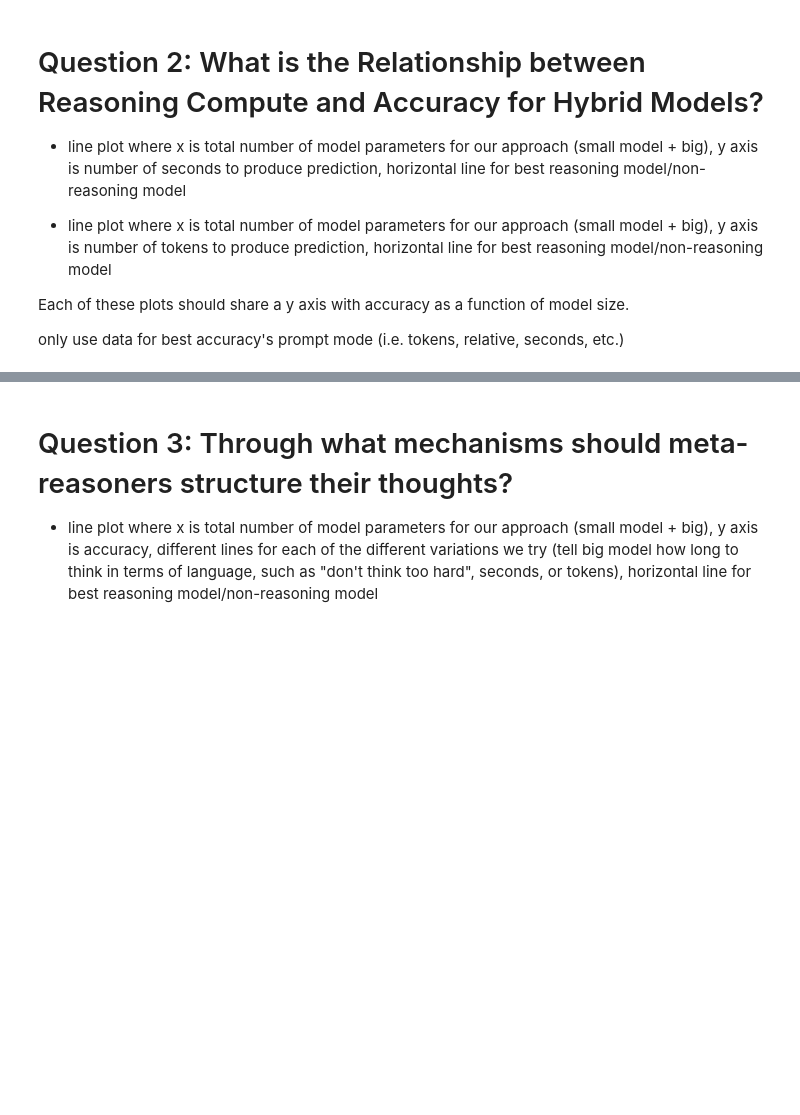
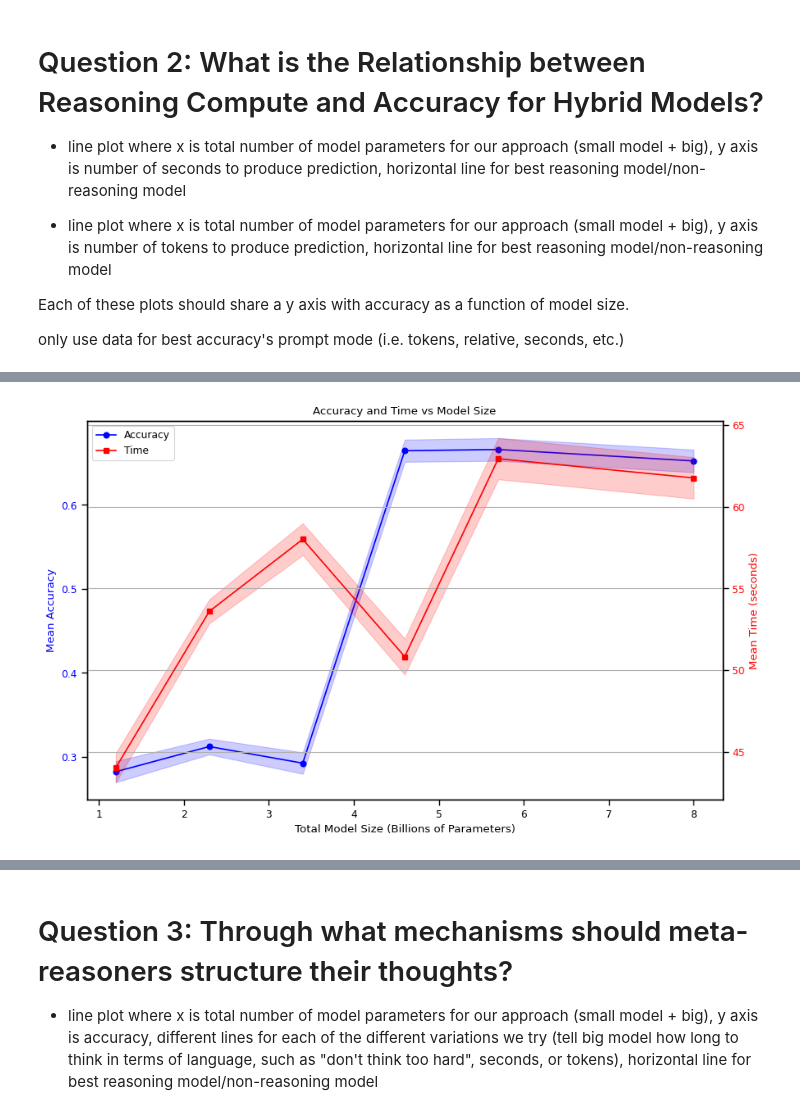
Before and after one commit to KJha02/cse562-final-project, a Jupyter notebook: data_analysis.ipynb, the cells around one changed output, grey strips where cells are left out. Drawn from its saved outputs; the diff is of its cells as text; code cells hidden in the pictures; blank space fills up the shorter version.

```diff
--- a/data_analysis.ipynb
+++ b/data_analysis.ipynb
@@ -135,0 +135,48 @@ dict_keys([1.2, 4.6, 2.3, 5.7, 3.4, 8])
+# %%
+# Calculate means and standard errors for accuracy
+sizes = sorted(model_size_accuracies.keys())
+acc_means = [np.mean(model_size_accuracies[size]) for size in sizes]
+acc_std_errors = [np.std(model_size_accuracies[size]) / np.sqrt(len(model_size_accuracies[size])) for size in sizes]
+
+# Calculate means and standard errors for times
+time_means = [np.mean(model_size_times[size]) for size in sizes]
+time_std_errors = [np.std(model_size_times[size]) / np.sqrt(len(model_size_times[size])) for size in sizes]
+
+# Create figure with two y-axes
+fig, ax1 = plt.subplots(figsize=(10, 6))
+ax2 = ax1.twinx()
+
+# Plot accuracy data on first y-axis
+line1 = ax1.plot(sizes, acc_means, marker='o', linestyle='-', color='blue', label='Accuracy')
+ax1.fill_between(sizes,
+                 [m - e for m, e in zip(acc_means, acc_std_errors)],
+                 [m + e for m, e in zip(acc_means, acc_std_errors)],
+                 alpha=0.2,
+                 color='blue')
+ax1.set_xlabel('Total Model Size (Billions of Parameters)')
+ax1.set_ylabel('Mean Accuracy', color='blue')
+ax1.tick_params(axis='y', labelcolor='blue')
+
+# Plot time data on second y-axis
+line2 = ax2.plot(sizes, time_means, marker='s', linestyle='-', color='red', label='Time')
+ax2.fill_between(sizes,
+                 [m - e for m, e in zip(time_means, time_std_errors)],
+                 [m + e for m, e in zip(time_means, time_std_errors)],
+                 alpha=0.2,
+                 color='red')
+ax2.set_ylabel('Mean Time (seconds)', color='red')
+ax2.tick_params(axis='y', labelcolor='red')
+
+# Add legend
+lines = line1 + line2
+labels = [l.get_label() for l in lines]
+ax1.legend(lines, labels)
+
+plt.title('Accuracy and Time vs Model Size')
+plt.grid(True)
+
+plt.savefig('question2-1.png')
+plt.show()
+plt.close()
+# %% [output]
+[figure, added]
```
Also changed, not shown: parts of 6 cells of this notebook, 5 other files.
